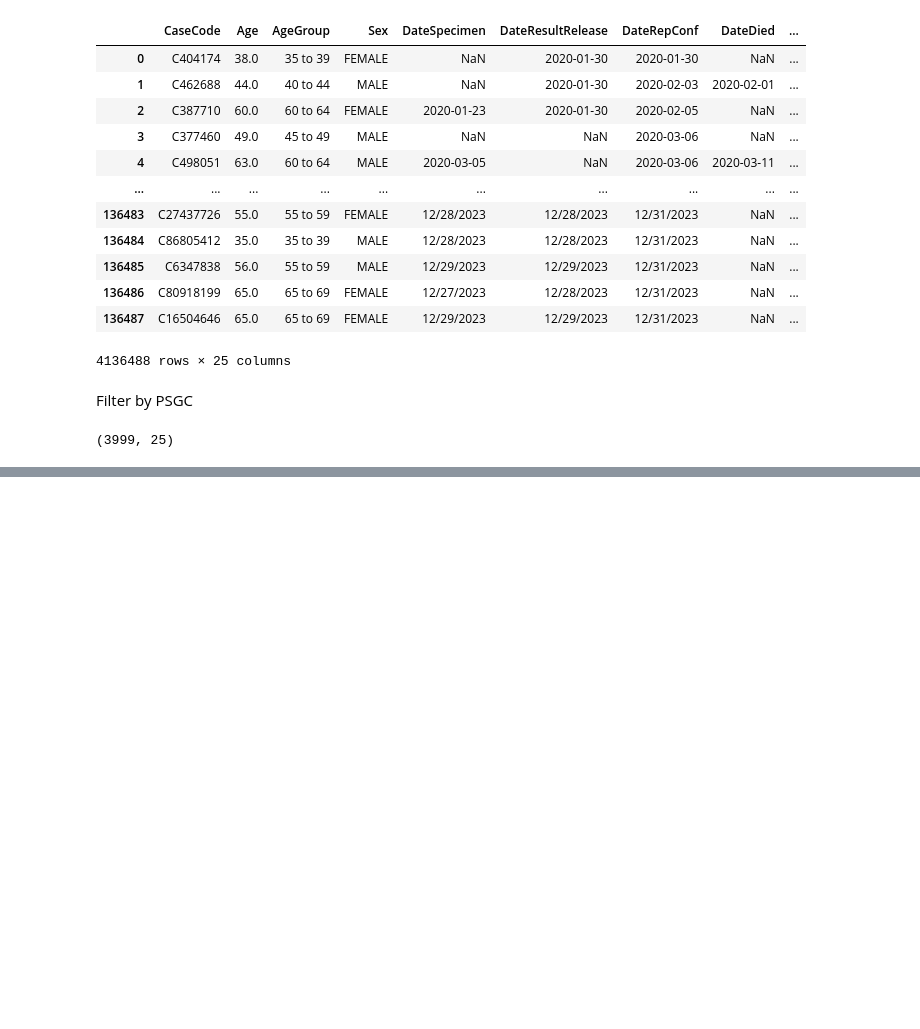
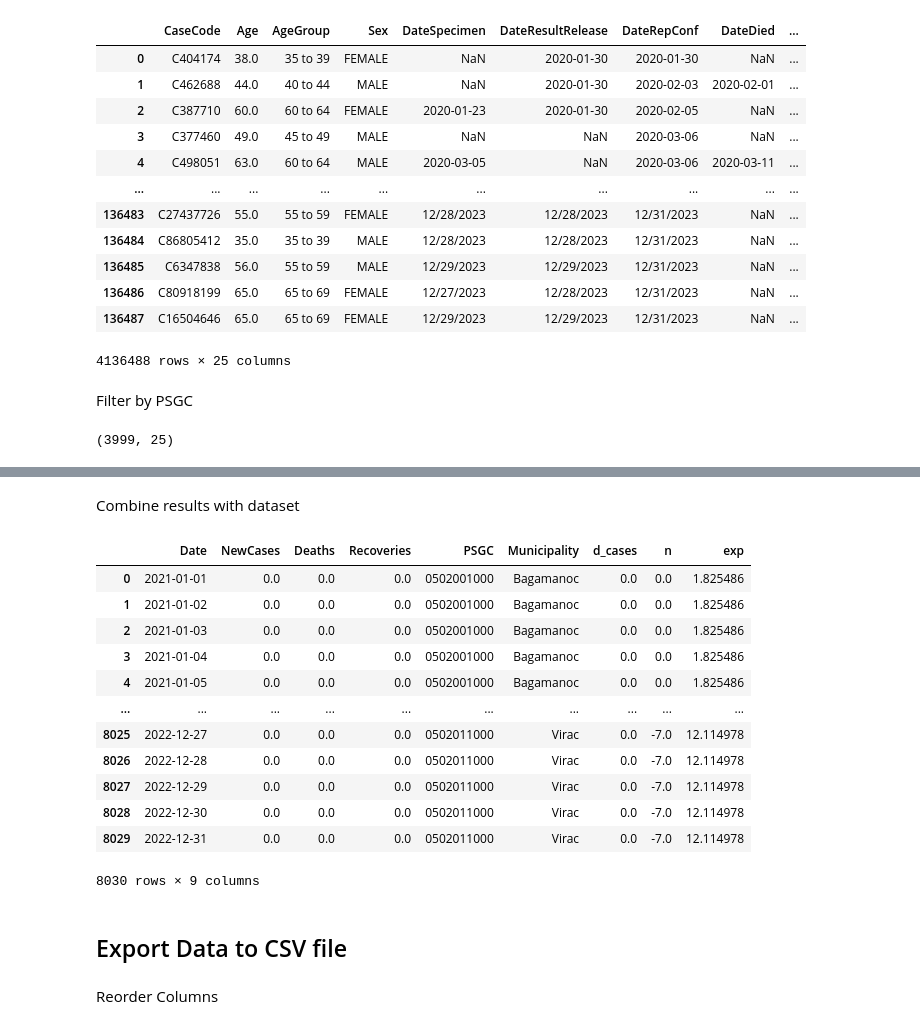
Before and after one commit to dddelacruz/cs198-scl-envi-2425, a Jupyter notebook: 02_data_processing/psgc_case_data.ipynb, the cells around one changed output, grey strips where cells are left out. Saved outputs shown, nothing was run; the diff lists cells and outputs as text; code cells hidden in the pictures; blank space fills up the shorter version.

Commit message:
refactor: finished rewriting code to use psgc

```diff
--- a/02_data_processing/psgc_case_data.ipynb
+++ b/02_data_processing/psgc_case_data.ipynb
@@ -173,0 +251,3 @@ Only Keep Necessary Columns
+# %%
+df_cases_filtered_date = df_aggregated[(df_aggregated["Date"] >= start_date) & (df_aggregated["Date"] <= end_date)]
+df_cases_filtered_date
@@ -173,0 +270,5 @@ Only Keep Necessary Columns
+# %%
+# create series of date from min to max
+date_range = pd.date_range(start=start_date, end=end_date).to_frame(name="Date")
+
+date_range
@@ -173,0 +367,11 @@ Only Keep Necessary Columns
+# %%
+r = 0
+
+year_range = range(int(start_date.year), int(end_date.year)+1)
+
+# calculate rate per year
+for year in year_range:
+    # get sum per year
+    r += (df_cumsum[df_cumsum['Date'].dt.year == year]['n']/ df_pop[f'{year}'].sum()).sum()
+
+r
@@ -173,0 +384,21 @@ Only Keep Necessary Columns
+# %%
+df_exp = pd.DataFrame(columns=['PSGC', 'exp'])
+
+
+for mun in df_pop['PSGC'].unique():
+    # calculate expected number of cases, E_i = r*N_i
+    N_i = 0
+
+    for year in year_range:
+        N_i += df_pop[df_pop['PSGC'] == mun][f'{year}']
+
+    # expected number of cases is equal to the average number of cases per day per municipality
+    E_i = (r * (N_i/ len(year_range))) / len(pd.date_range(start=start_date, end=end_date))
+
+    # add expected value to row
+    df_exp.loc[-1] = [mun, E_i.iloc[0]]
+    df_exp.index = df_exp.index + 1
+    df_exp = df_exp.sort_index()
+
+
+df_exp
@@ -173,0 +418,23 @@ Only Keep Necessary Columns
+# %% [markdown]
+Combine results with dataset
+# %%
+df_cumsum_exp = pd.merge(df_cumsum, df_exp, on='PSGC')
+df_cumsum_exp
+# %% [output]
+|  | Date | NewCases | Deaths | Recoveries | PSGC | Municipality | d_cases | n | exp |
+| 0 | 2021-01-01 | 0.0 | 0.0 | 0.0 | 0502001000 | Bagamanoc | 0.0 | 0.0 | 1.825486 |
+| 1 | 2021-01-02 | 0.0 | 0.0 | 0.0 | 0502001000 | Bagamanoc | 0.0 | 0.0 | 1.825486 |
+| 2 | 2021-01-03 | 0.0 | 0.0 | 0.0 | 0502001000 | Bagamanoc | 0.0 | 0.0 | 1.825486 |
+| 3 | 2021-01-04 | 0.0 | 0.0 | 0.0 | 0502001000 | Bagamanoc | 0.0 | 0.0 | 1.825486 |
+| 4 | 2021-01-05 | 0.0 | 0.0 | 0.0 | 0502001000 | Bagamanoc | 0.0 | 0.0 | 1.825486 |
+| ... | ... | ... | ... | ... | ... | ... | ... | ... | ... |
+| 8025 | 2022-12-27 | 0.0 | 0.0 | 0.0 | 0502011000 | Virac | 0.0 | -7.0 | 12.114978 |
+| 8026 | 2022-12-28 | 0.0 | 0.0 | 0.0 | 0502011000 | Virac | 0.0 | -7.0 | 12.114978 |
+| 8027 | 2022-12-29 | 0.0 | 0.0 | 0.0 | 0502011000 | Virac | 0.0 | -7.0 | 12.114978 |
+| 8028 | 2022-12-30 | 0.0 | 0.0 | 0.0 | 0502011000 | Virac | 0.0 | -7.0 | 12.114978 |
+| 8029 | 2022-12-31 | 0.0 | 0.0 | 0.0 | 0502011000 | Virac | 0.0 | -7.0 | 12.114978 |
+8030 rows × 9 columns
+# %% [markdown]
+## Export Data to CSV file
+# %% [markdown]
+Reorder Columns
```
Also changed, not shown: parts of 26 cells of this notebook, 2 other files.
